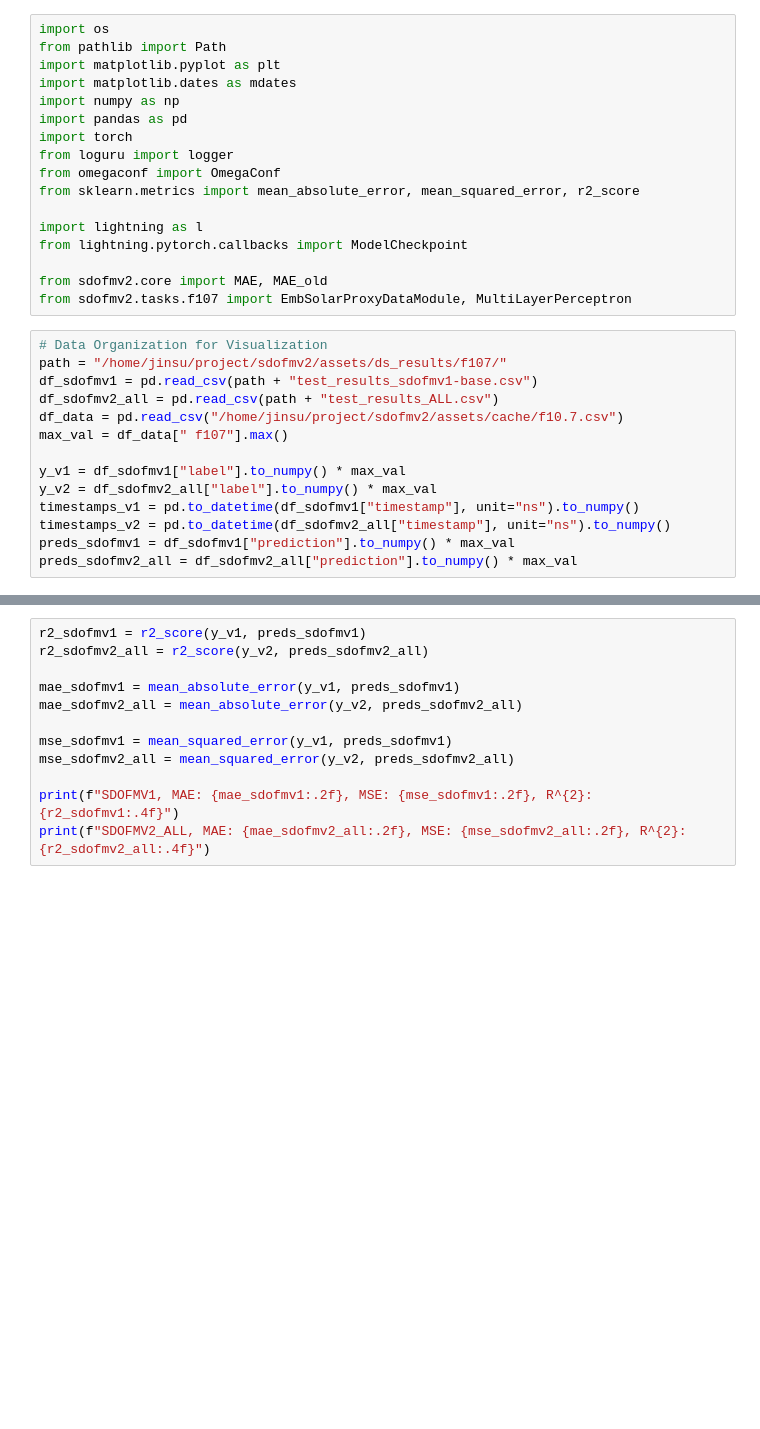
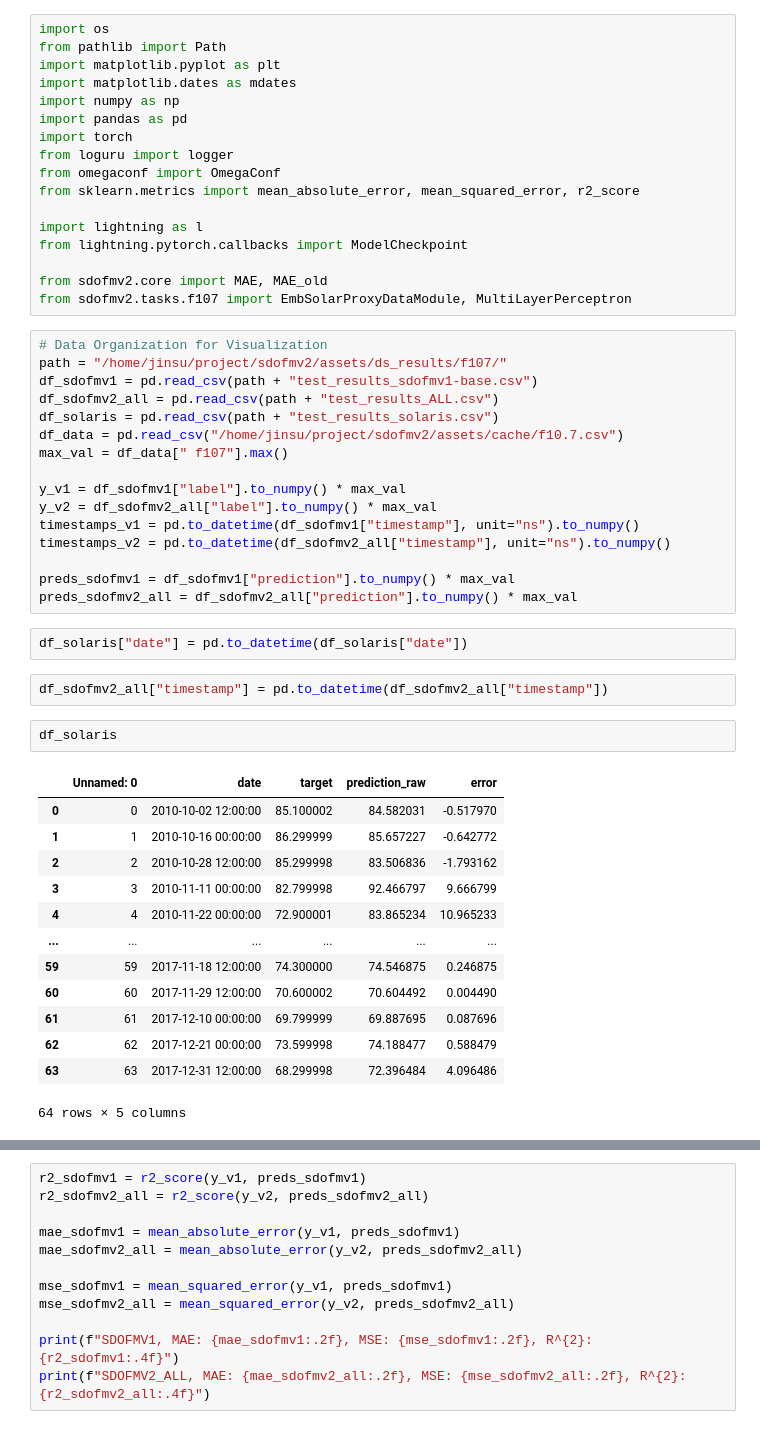
Before and after one commit to Joaggi/sdofmv2, a Jupyter notebook: notebooks/analysis/ds/f107/result_visualization.ipynb, the cells around one changed output, grey strips where cells are left out. Saved outputs shown, nothing was run; the diff lists cells and outputs as text; blank space fills up the shorter version.

```diff
--- a/notebooks/analysis/ds/f107/result_visualization.ipynb
+++ b/notebooks/analysis/ds/f107/result_visualization.ipynb
@@ -20,6 +20,7 @@ from sdofmv2.tasks.f107 import EmbSolarProxyDataModule, MultiLayerPerceptron
 path = "/home/jinsu/project/sdofmv2/assets/ds_results/f107/"
 df_sdofmv1 = pd.read_csv(path + "test_results_sdofmv1-base.csv")
 df_sdofmv2_all = pd.read_csv(path + "test_results_ALL.csv")
+df_solaris = pd.read_csv(path + "test_results_solaris.csv")
 df_data = pd.read_csv("/home/jinsu/project/sdofmv2/assets/cache/f10.7.csv")
 max_val = df_data[" f107"].max()
 
@@ -27,5 +28,26 @@ y_v1 = df_sdofmv1["label"].to_numpy() * max_val
 y_v2 = df_sdofmv2_all["label"].to_numpy() * max_val
 timestamps_v1 = pd.to_datetime(df_sdofmv1["timestamp"], unit="ns").to_numpy()
 timestamps_v2 = pd.to_datetime(df_sdofmv2_all["timestamp"], unit="ns").to_numpy()
+
 preds_sdofmv1 = df_sdofmv1["prediction"].to_numpy() * max_val
 preds_sdofmv2_all = df_sdofmv2_all["prediction"].to_numpy() * max_val
+# %%
+df_solaris["date"] = pd.to_datetime(df_solaris["date"])
+# %%
+df_sdofmv2_all["timestamp"] = pd.to_datetime(df_sdofmv2_all["timestamp"])
+# %%
+df_solaris
+# %% [output]
+|  | Unnamed: 0 | date | target | prediction_raw | error |
+| 0 | 0 | 2010-10-02 12:00:00 | 85.100002 | 84.582031 | -0.517970 |
+| 1 | 1 | 2010-10-16 00:00:00 | 86.299999 | 85.657227 | -0.642772 |
+| 2 | 2 | 2010-10-28 12:00:00 | 85.299998 | 83.506836 | -1.793162 |
+| 3 | 3 | 2010-11-11 00:00:00 | 82.799998 | 92.466797 | 9.666799 |
+| 4 | 4 | 2010-11-22 00:00:00 | 72.900001 | 83.865234 | 10.965233 |
+| ... | ... | ... | ... | ... | ... |
+| 59 | 59 | 2017-11-18 12:00:00 | 74.300000 | 74.546875 | 0.246875 |
+| 60 | 60 | 2017-11-29 12:00:00 | 70.600002 | 70.604492 | 0.004490 |
+| 61 | 61 | 2017-12-10 00:00:00 | 69.799999 | 69.887695 | 0.087696 |
+| 62 | 62 | 2017-12-21 00:00:00 | 73.599998 | 74.188477 | 0.588479 |
+| 63 | 63 | 2017-12-31 12:00:00 | 68.299998 | 72.396484 | 4.096486 |
+64 rows × 5 columns
```
Also changed, not shown: parts of 1 cell of this notebook, 4 other files.
